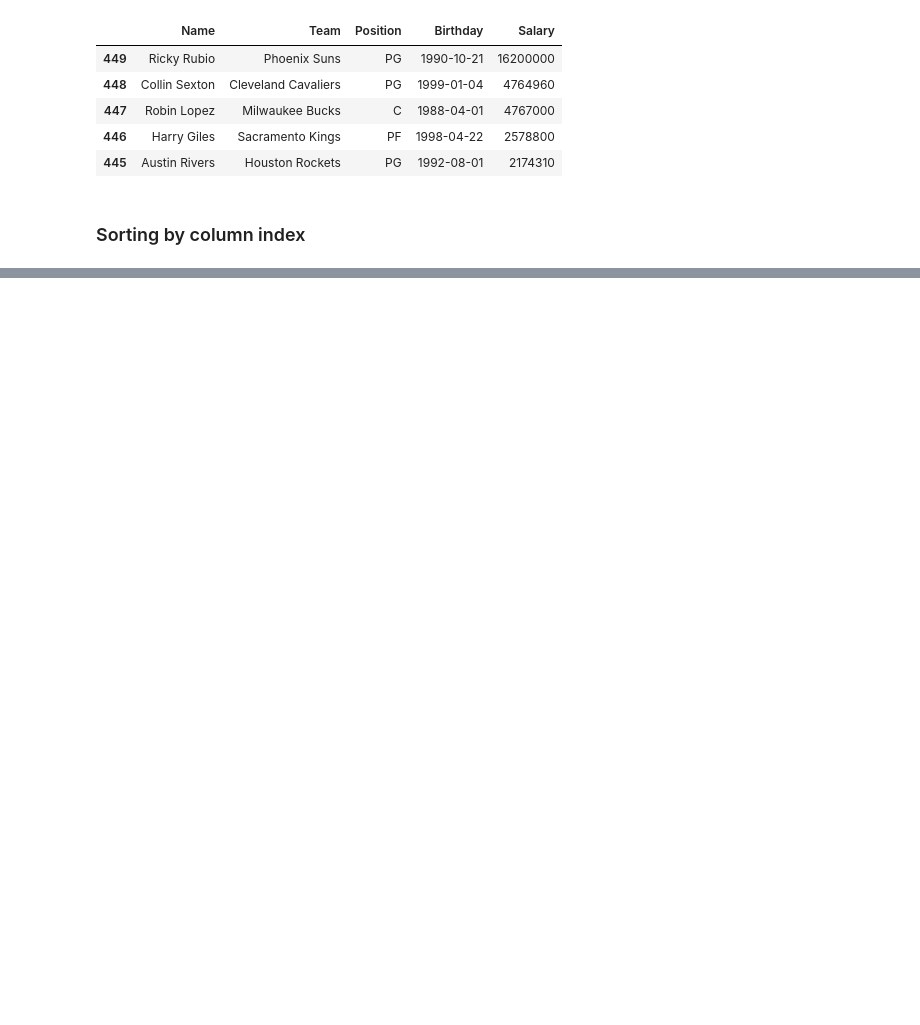
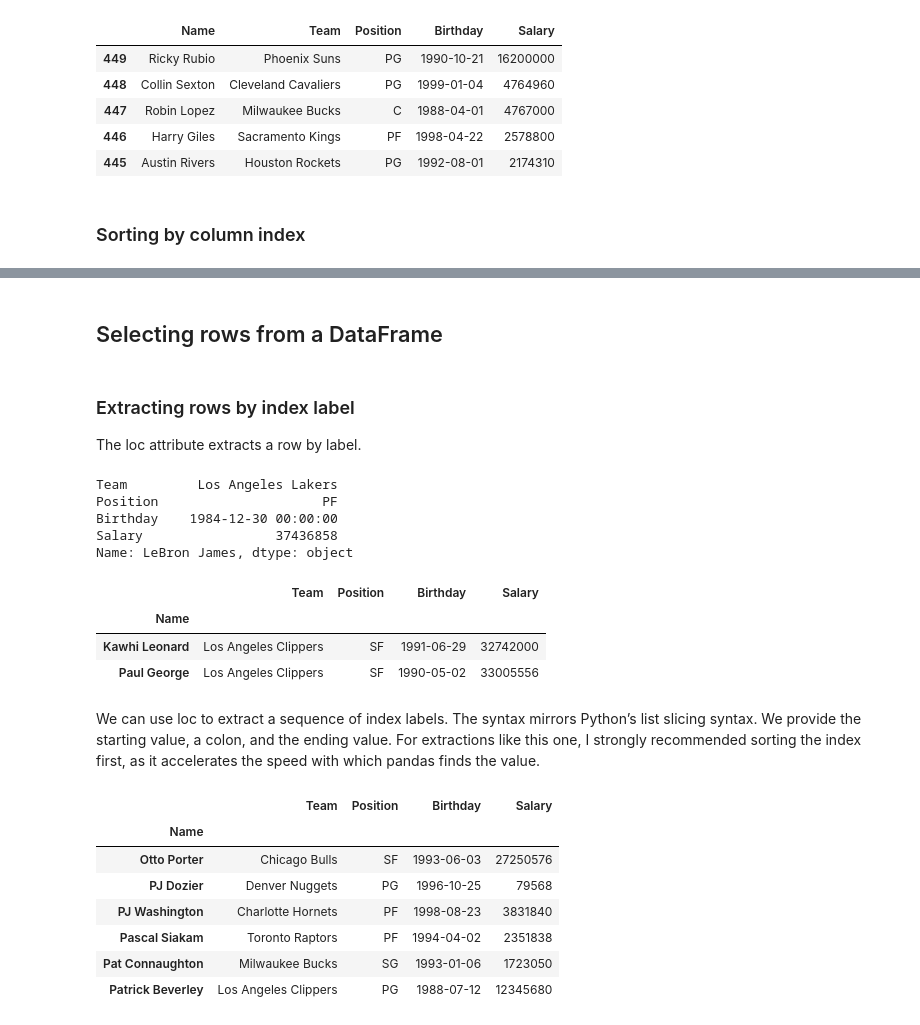
Before and after one commit to JPL-JUNO/Data-Analysis-and-Science, a Jupyter notebook: PIA/codes/Ch04/the_dataFrame_object.ipynb, the cells around one changed output, grey strips where cells are left out. Drawn from its saved outputs; the diff is of its cells as text; code cells hidden in the pictures; blank space fills up the shorter version.

```diff
--- a/PIA/codes/Ch04/the_dataFrame_object.ipynb
+++ b/PIA/codes/Ch04/the_dataFrame_object.ipynb
@@ -407,0 +536,33 @@ nba = nba.sort_index()
+# %% [markdown]
+## Selecting rows from a DataFrame
+# %% [markdown]
+### Extracting rows by index label
+The loc attribute extracts a row by label.
+# %%
+nba.loc['LeBron James']
+# %% [output]
+Team         Los Angeles Lakers
+Position                     PF
+Birthday    1984-12-30 00:00:00
+Salary                 37436858
+Name: LeBron James, dtype: object
+# %%
+nba.loc[['Kawhi Leonard', 'Paul George']]
+# %% [output]
+|  | Team | Position | Birthday | Salary |
+| Name |  |  |  |  |
+| Kawhi Leonard | Los Angeles Clippers | SF | 1991-06-29 | 32742000 |
+| Paul George | Los Angeles Clippers | SF | 1990-05-02 | 33005556 |
+# %% [markdown]
+We can use loc to extract a sequence of index labels. The syntax mirrors Python’s list slicing syntax. We provide the starting value, a colon, and the ending value. For extractions like this one, I strongly recommended sorting the index first, as it accelerates the speed with which pandas finds the value.
+# %%
+nba.sort_index().loc['Otto Porter': 'Patrick Beverley']
+# %% [output]
+|  | Team | Position | Birthday | Salary |
+| Name |  |  |  |  |
+| Otto Porter | Chicago Bulls | SF | 1993-06-03 | 27250576 |
+| PJ Dozier | Denver Nuggets | PG | 1996-10-25 | 79568 |
+| PJ Washington | Charlotte Hornets | PF | 1998-08-23 | 3831840 |
+| Pascal Siakam | Toronto Raptors | PF | 1994-04-02 | 2351838 |
+| Pat Connaughton | Milwaukee Bucks | SG | 1993-01-06 | 1723050 |
+| Patrick Beverley | Los Angeles Clippers | PG | 1988-07-12 | 12345680 |
```
Also changed, not shown: parts of 65 cells of this notebook, 2 other files.
